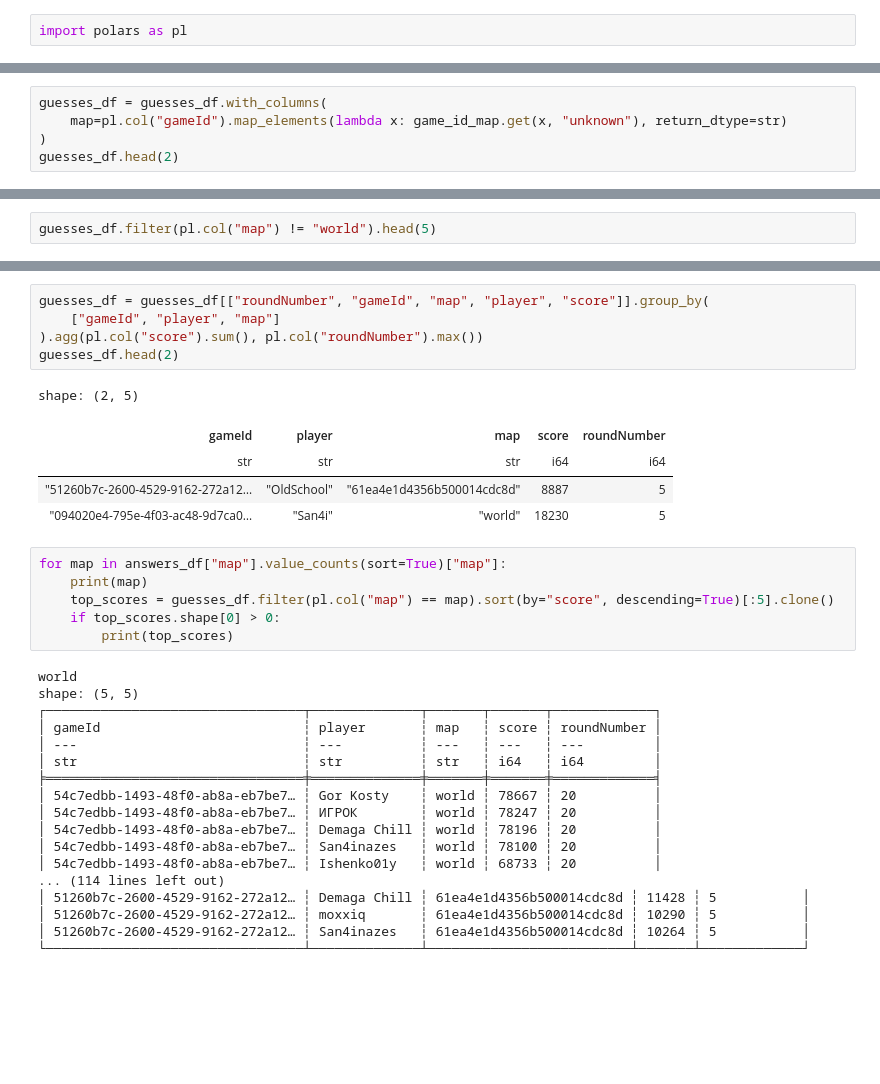
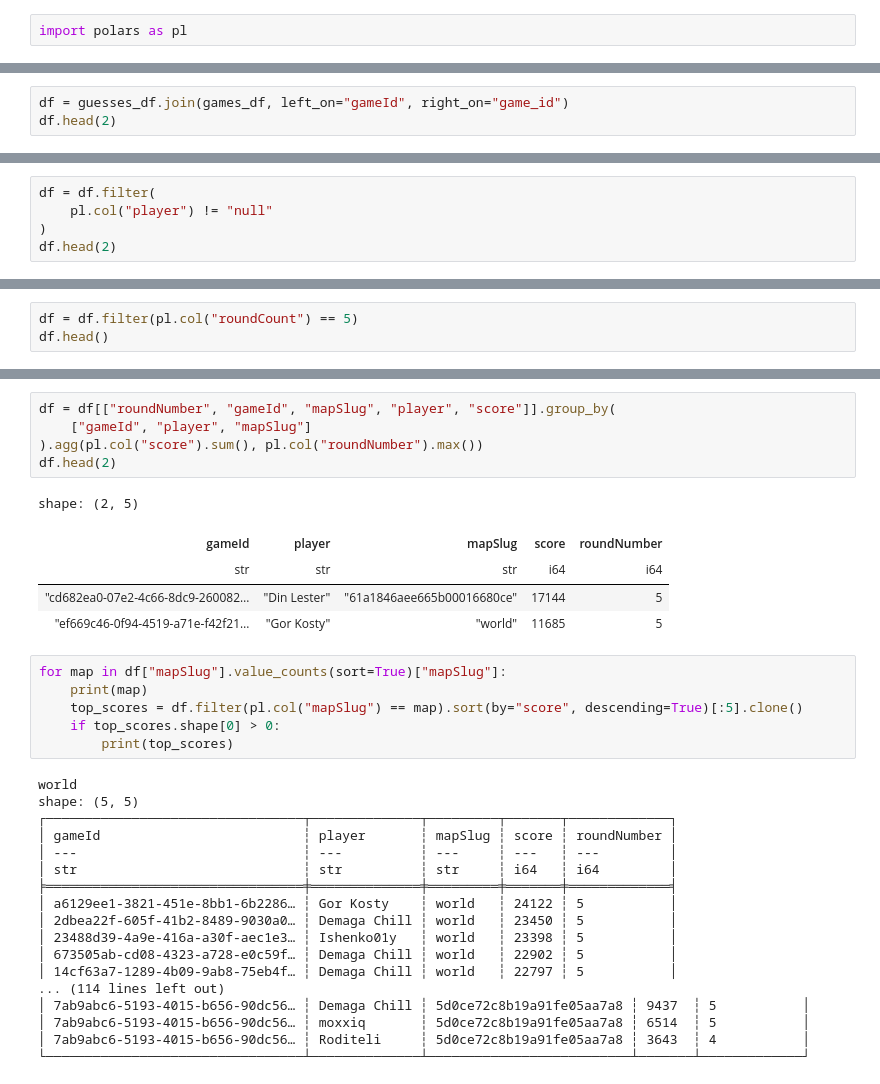
Before and after one commit to Demaga/geoguessr-stats-analysis, a Jupyter notebook: 2_top_scores.ipynb, the cells around one changed output, grey strips where cells are left out. Cells and saved outputs as stored; diff of their text form; blank space fills up the shorter version.

```diff
--- a/2_top_scores.ipynb
+++ b/2_top_scores.ipynb
@@ -43,5 +20,0 @@ shape: (2, 22)
-# %%
-guesses_df = guesses_df.with_columns(
-    map=pl.col("gameId").map_elements(lambda x: game_id_map.get(x, "unknown"), return_dtype=str)
-)
-guesses_df.head(2)
@@ -53,0 +21,3 @@ shape: (2, 23)
+# %%
+df = guesses_df.join(games_df, left_on="gameId", right_on="game_id")
+df.head(2)
@@ -53,0 +46,5 @@ shape: (2, 23)
+# %%
+df = df.filter(
+    pl.col("player") != "null"
+)
+df.head(2)
@@ -54,3 +57,4 @@ shape: (2, 23)
 # %%
-guesses_df.filter(pl.col("map") != "world").head(5)
+df = df.filter(pl.col("roundCount") == 5)
+df.head()
 # %% [output]
@@ -93,35 +69,35 @@ shape: (2, 23)
 # %%
-guesses_df = guesses_df[["roundNumber", "gameId", "map", "player", "score"]].group_by(
-    ["gameId", "player", "map"]
+df = df[["roundNumber", "gameId", "mapSlug", "player", "score"]].group_by(
+    ["gameId", "player", "mapSlug"]
 ).agg(pl.col("score").sum(), pl.col("roundNumber").max())
-guesses_df.head(2)
+df.head(2)
 # %% [output]
 shape: (2, 5)
-| gameId | player | map | score | roundNumber |
+| gameId | player | mapSlug | score | roundNumber |
 | str | str | str | i64 | i64 |
-| "51260b7c-2600-4529-9162-272a12… | "OldSchool" | "61ea4e1d4356b500014cdc8d" | 8887 | 5 |
-| "094020e4-795e-4f03-ac48-9d7ca0… | "San4i" | "world" | 18230 | 5 |
+| "cd682ea0-07e2-4c66-8dc9-260082… | "Din Lester" | "61a1846aee665b00016680ce" | 17144 | 5 |
+| "ef669c46-0f94-4519-a71e-f42f21… | "Gor Kosty" | "world" | 11685 | 5 |
 # %%
-for map in answers_df["map"].value_counts(sort=True)["map"]:
+for map in df["mapSlug"].value_counts(sort=True)["mapSlug"]:
     print(map)
-    top_scores = guesses_df.filter(pl.col("map") == map).sort(by="score", descending=True)[:5].clone()
+    top_scores = df.filter(pl.col("mapSlug") == map).sort(by="score", descending=True)[:5].clone()
     if top_scores.shape[0] > 0:
         print(top_scores)
 # %% [output]
 world
 shape: (5, 5)
-┌─────────────────────────────────┬──────────────┬───────┬───────┬─────────────┐
-│ gameId                          ┆ player       ┆ map   ┆ score ┆ roundNumber │
-│ ---                             ┆ ---          ┆ ---   ┆ ---   ┆ ---         │
-│ str                             ┆ str          ┆ str   ┆ i64   ┆ i64         │
-╞═════════════════════════════════╪══════════════╪═══════╪═══════╪═════════════╡
-│ 54c7edbb-1493-48f0-ab8a-eb7be7… ┆ Gor Kosty    ┆ world ┆ 78667 ┆ 20          │
-│ 54c7edbb-1493-48f0-ab8a-eb7be7… ┆ ИГРОК        ┆ world ┆ 78247 ┆ 20          │
-│ 54c7edbb-1493-48f0-ab8a-eb7be7… ┆ Demaga Chill ┆ world ┆ 78196 ┆ 20          │
-│ 54c7edbb-1493-48f0-ab8a-eb7be7… ┆ San4inazes   ┆ world ┆ 78100 ┆ 20          │
-│ 54c7edbb-1493-48f0-ab8a-eb7be7… ┆ Ishenko01y   ┆ world ┆ 68733 ┆ 20          │
+┌─────────────────────────────────┬──────────────┬─────────┬───────┬─────────────┐
+│ gameId                          ┆ player       ┆ mapSlug ┆ score ┆ roundNumber │
+│ ---                             ┆ ---          ┆ ---     ┆ ---   ┆ ---         │
+│ str                             ┆ str          ┆ str     ┆ i64   ┆ i64         │
+╞═════════════════════════════════╪══════════════╪═════════╪═══════╪═════════════╡
+│ a6129ee1-3821-451e-8bb1-6b2286… ┆ Gor Kosty    ┆ world   ┆ 24122 ┆ 5           │
+│ 2dbea22f-605f-41b2-8489-9030a0… ┆ Demaga Chill ┆ world   ┆ 23450 ┆ 5           │
+│ 23488d39-4a9e-416a-a30f-aec1e3… ┆ Ishenko01y   ┆ world   ┆ 23398 ┆ 5           │
+│ 673505ab-cd08-4323-a728-e0c59f… ┆ Demaga Chill ┆ world   ┆ 22902 ┆ 5           │
+│ 14cf63a7-1289-4b09-9ab8-75eb4f… ┆ Demaga Chill ┆ world   ┆ 22797 ┆ 5           │
 ... (114 lines left out)
-│ 51260b7c-2600-4529-9162-272a12… ┆ Demaga Chill ┆ 61ea4e1d4356b500014cdc8d ┆ 11428 ┆ 5           │
-│ 51260b7c-2600-4529-9162-272a12… ┆ moxxiq       ┆ 61ea4e1d4356b500014cdc8d ┆ 10290 ┆ 5           │
-│ 51260b7c-2600-4529-9162-272a12… ┆ San4inazes   ┆ 61ea4e1d4356b500014cdc8d ┆ 10264 ┆ 5           │
+│ 7ab9abc6-5193-4015-b656-90dc56… ┆ Demaga Chill ┆ 5d0ce72c8b19a91fe05aa7a8 ┆ 9437  ┆ 5           │
+│ 7ab9abc6-5193-4015-b656-90dc56… ┆ moxxiq       ┆ 5d0ce72c8b19a91fe05aa7a8 ┆ 6514  ┆ 5           │
+│ 7ab9abc6-5193-4015-b656-90dc56… ┆ Roditeli     ┆ 5d0ce72c8b19a91fe05aa7a8 ┆ 3643  ┆ 4           │
 └─────────────────────────────────┴──────────────┴──────────────────────────┴───────┴─────────────┘
```
Also changed, not shown: parts of 10 cells of this notebook.
